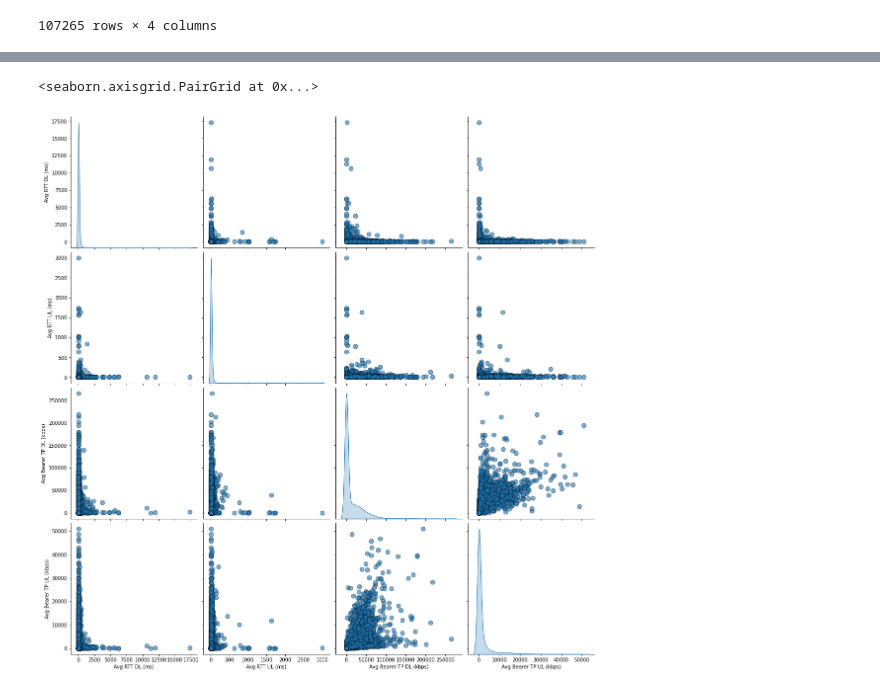
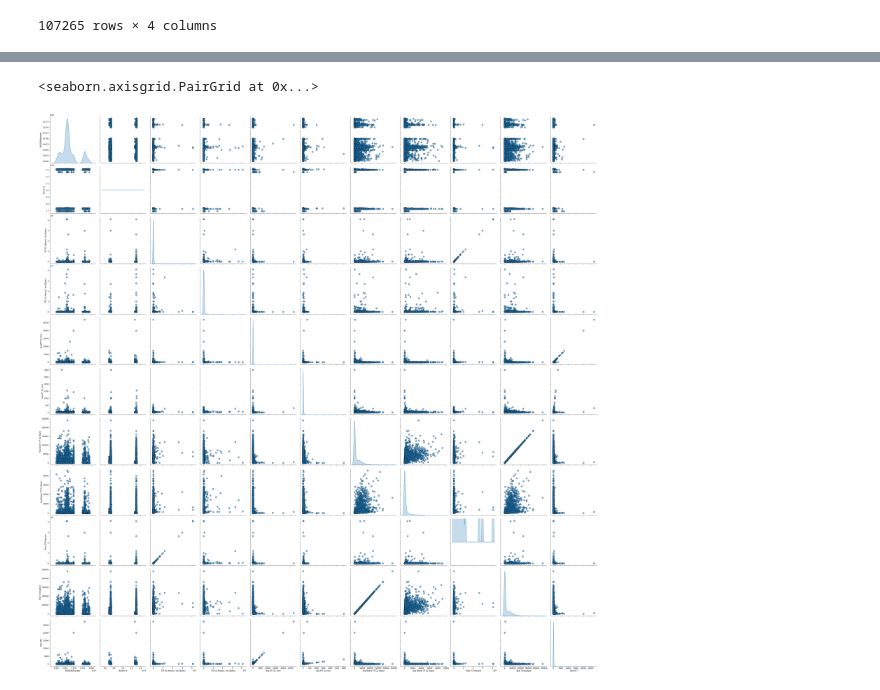
Before and after one commit to sabaagizew/PythonPackageStructure, a Jupyter notebook: Tell_c_Task3.ipynb, the cells around one changed output, grey strips where cells are left out. Cells and saved outputs as stored; diff of their text form; code cells hidden in the pictures.

```diff
--- a/Tell_c_Task3.ipynb
+++ b/Tell_c_Task3.ipynb
@@ -495,3 +480,24 @@ data_usage.groupby(["IMSI"]).agg('sum')
 | 2.082522e+14 | Asustek Zenfone Max Pro(M1) |
 | 2.140743e+14 | Huawei Me909S-120 |
 107265 rows × 1 columns
+# %%
+'''
+TCP DL Retrans. Vol (Bytes)
+TCP UL Retrans. Vol (Bytes)
+
+Avg RTT DL (ms)
+Avg RTT UL (ms)
+
+Handset type
+
+Avg Bearer TP DL (kbps)
+Avg Bearer TP UL (kbps)
+
+'''
+data_usage = df[['MSISDN/Number','Bearer Id','Handset Type','TCP DL Retrans. Vol (Bytes)', 'TCP UL Retrans. Vol (Bytes)',\
+                         'Avg RTT DL (ms)', 'Avg RTT UL (ms)',\
+                         'Avg Bearer TP DL (kbps)', 'Avg Bearer TP UL (kbps)']]
+
+
+
+data_usage.sum()
@@ -497,0 +514,9 @@ data_usage.groupby(["IMSI"]).agg('sum')
+# %%
+data_usage['Total TCP Retrans'] = data_usage['TCP DL Retrans. Vol (Bytes)'] +\
+    data_usage['TCP UL Retrans. Vol (Bytes)']
+data_usage['Total Throughput'] = data_usage['Avg Bearer TP DL (kbps)'] +\
+    data_usage['Avg Bearer TP DL (kbps)']
+
+data_usage['Total RTT'] = data_usage['Avg RTT DL (ms)'] + data_usage['Avg RTT UL (ms)']
+
+data_usage.head()
@@ -513,6 +571,3 @@ df_clean.groupby('IMSI').agg({'Avg RTT DL (ms)': ['min', 'max'],'Avg RTT UL (ms)
 | 2.082522e+14 | NaN | NaN | NaN | NaN |
 | 2.140743e+14 | 57.0 | 57.0 | 1.0 | 1.0 |
 107265 rows × 4 columns
-# %%
-data_usage = df_clean[["Handset Type","Avg Bearer Tp Dl (Kbps),"Avg Bearer TP UL (kbps)" ]]
-data_usage.groupby(["Handset Type"]).agg('sum')
@@ -544,6 +585,6 @@ appdata.head(5)
 # %%
-sns.pairplot(appdata.sample(5000), diag_kind = 'kde',
+sns.pairplot(data_usage.sample(5000), diag_kind = 'kde',
              plot_kws = {'alpha': 0.6, 's': 80, 'edgecolor': 'k'},height=4)
 # %% [output]
 <seaborn.axisgrid.PairGrid at 0x...>
-[figure, old version]
+[figure, new version]
```
Also changed, not shown: parts of 20 cells of this notebook.
